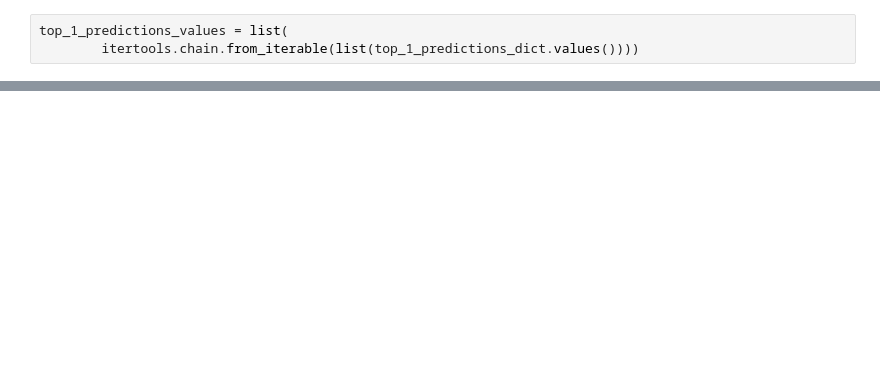
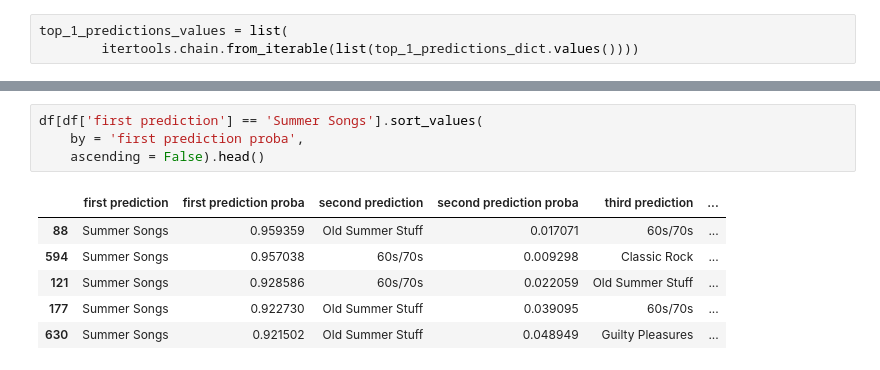
Before and after one commit to jmoro0408/playlist-creator, a Jupyter notebook: playlist_recommender/modelling/predictions.ipynb, the cells around one changed output, grey strips where cells are left out. Drawn from its saved outputs; the diff is of its cells as text; blank space fills up the shorter version.

```diff
--- a/playlist_recommender/modelling/predictions.ipynb
+++ b/playlist_recommender/modelling/predictions.ipynb
@@ -90,0 +101,11 @@ sns.countplot(y = top_1_predictions_values, orient= 'h',)
+# %%
+df[df['first prediction'] == 'Summer Songs'].sort_values(
+    by = 'first prediction proba',
+    ascending = False).head()
+# %% [output]
+|  | first prediction | first prediction proba | second prediction | second prediction proba | third prediction | ... |
+| 88 | Summer Songs | 0.959359 | Old Summer Stuff | 0.017071 | 60s/70s | ... |
+| 594 | Summer Songs | 0.957038 | 60s/70s | 0.009298 | Classic Rock | ... |
+| 121 | Summer Songs | 0.928586 | 60s/70s | 0.022059 | Old Summer Stuff | ... |
+| 177 | Summer Songs | 0.922730 | Old Summer Stuff | 0.039095 | 60s/70s | ... |
+| 630 | Summer Songs | 0.921502 | Old Summer Stuff | 0.048949 | Guilty Pleasures | ... |
```
Also changed, not shown: parts of 9 cells of this notebook.
